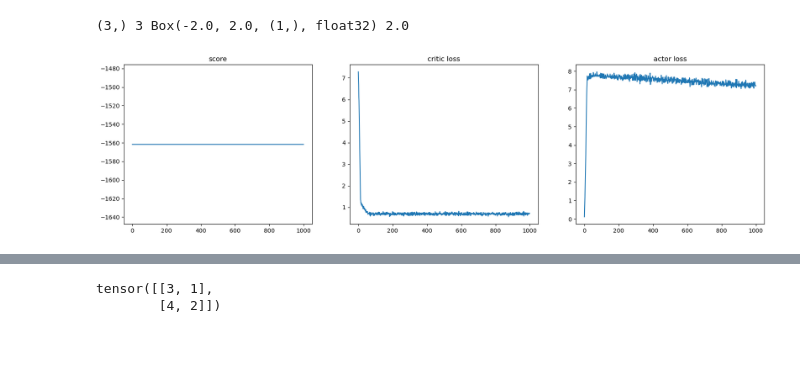
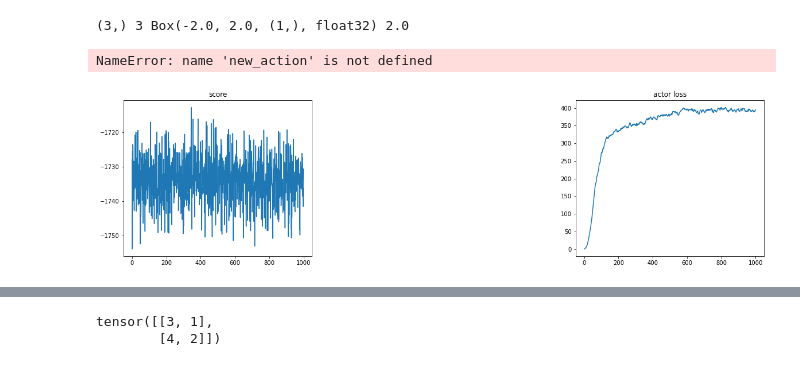
Before and after one commit to webbery/reinforce_learning, a Jupyter notebook: policy/05-DPG-Pendulum.ipynb, the cells around one changed output, grey strips where cells are left out. Drawn from its saved outputs; the diff is of its cells as text; code cells hidden in the pictures.

```diff
--- a/policy/05-DPG-Pendulum.ipynb
+++ b/policy/05-DPG-Pendulum.ipynb
@@ -66,27 +67,27 @@ class ActionNetwork(nn.Module):
         super(ActionNetwork, self).__init__()
 
         self.layers = nn.Sequential(
-            nn.Linear(in_dim, 400),
+            nn.Linear(in_dim, 400, device=device),
             nn.ReLU(),
-            nn.Linear(400, 300),
+            nn.Linear(400, 300, device=device),
             nn.ReLU(),
-            nn.Linear(300, out_dim)
+            nn.Linear(300, out_dim, device=device)
         )
 
     def forward(self, x: torch.Tensor) -> torch.Tensor:
         """Forward method implementation."""
-        return max_action * torch.tanh(self.layers(x))
+        return max_action * torch.tanh(self.layers(x).cpu())
 
 class QValueNetwork(nn.Module):
     def __init__(self, in_dim: int, out_dim: int):
         '''状态价值，用来评估动作的好坏程度'''
         super(QValueNetwork, self).__init__()
         self.layers = nn.Sequential(
-            nn.Linear(in_dim + out_dim, 400),
+            nn.Linear(in_dim + out_dim, 400, device=device),
             nn.ReLU(),
-            nn.Linear(400, 300),
+            nn.Linear(400, 300, device=device),
             nn.ReLU(),
-            nn.Linear(300, 1)
+            nn.Linear(300, 1, device=device)
         )
 
     def forward(self, x: torch.Tensor, a: torch.Tensor) -> torch.Tensor:
@@ -109,10 +110,10 @@ buffer = ReplayBuffer(2000, obs_dim, 32)
 def select_action(state, is_target):
     '''策略网络做出决策，给出一个动作'''
     if is_target:
-        action = actor_target(torch.FloatTensor(state).to(device))
+        action = actor_target(state)
         return action.cpu().data.flatten()
     else:
-        action = actor(torch.FloatTensor(state).to(device))
+        action = actor(state)
         return action.cpu().data.flatten()
 
 def critic_value(state, action):
@@ -128,24 +129,30 @@ critic_losses = []
 max_epoch = 1000
 cnt = 1
 
-rollcount = 8
+exploration_noise = 0.1
+
+rollcount = 16
 playtimes = 0
-for i in range(max_epoch):
+for i in tqdm(range(max_epoch)):
     score = 0
     step = 0
     playtimes = 0
     state, _ = env.reset(seed=3)
-    while playtimes < rollcount:
+    while playtimes < 2:
         '''让策略网络做预测'''
-        action = select_action(state, True)
+        action = select_action(torch.FloatTensor(state).to(device), True)
+#         print(state, action)
+        action = (action.numpy() + np.random.normal(0, exploration_noise, size=env.action_space.shape[0])).clip(
+                    env.action_space.low, env.action_space.high)
         next_state, reward, terminated, truncated, _ = env.step(np.float32(action))
         done = terminated or truncated
 
         step += 1
         score += reward
+#         print('play', playtimes, state, torch.FloatTensor(action).unsqueeze(1))
+#         V = critic_value(torch.FloatTensor(state).to(device), torch.FloatTensor(action).unsqueeze(1).to(device))
 
-#         trajectories.append([state, action, reward, next_state, done])
-        buffer.store(state, action, reward, next_state, done)
+        buffer.store(state, action, reward, next_state, 1 - done)
         if done:
             steps.append(step)
             state, _ = env.reset(seed=3)
@@ -153,33 +160,34 @@ for i in range(max_epoch):
             continue
 
         state = next_state
-    scores.append(score / rollcount)
+    scores.append(score / 2)
     avg_loss = 0
-    avg_critic_loss = 0
+    avg_critic = 0
     for i in range(rollcount):
         samples = buffer.sample()
         states = torch.FloatTensor(samples['obs']).to(device)
-        actions = torch.LongTensor(samples['acts']).reshape(-1, 1).to(device)
+        actions = torch.FloatTensor(samples['acts']).reshape(-1, 1).to(device)
         rewards = torch.FloatTensor(samples['rews']).reshape(-1, 1).to(device)
         next_states = torch.FloatTensor(samples['next_obs']).to(device)
         masks = torch.LongTensor(samples['done']).reshape(-1, 1).to(device)
-
+#         print('states:', states)
+#         print('actions:', actions)
         q_t = critic_value(states, actions)
-
-        next_actions = select_action(next_states, False)
-        next_q_t = critic_value(next_states, next_actions.unsqueeze(1))
+        next_actions = select_action(next_states, True)
+        next_q_t = critic_value(next_states, next_actions.unsqueeze(1).to(device))
         '''计算价值网络的 TD 目标和 TD 误差'''
         y_t = rewards + gamma * (next_q_t * masks).mean()
-        critic_loss = F.smooth_l1_loss(q_t, y_t.unsqueeze(1))
-        avg_critic_loss += critic_loss.item()
+#         print(q_t.shape, y_t.shape, y_t.unsqueeze(1).shape)
+        critic_loss = F.smooth_l1_loss(q_t, y_t)
+#         avg_critic += q_t.mean()
         '''更新价值网络'''
         critic_optimizer.zero_grad()
         critic_loss.backward()
         critic_optimizer.step()
 
         new_actions = select_action(states, False)
-    #         print('org act:', action, 'new act:', new_action)
-        actor_loss = -critic_value(states, new_actions.unsqueeze(1)).mean()
+#         print('org act:', action, 'new act:', new_actions)
+        actor_loss = -critic_value(states, new_actions.unsqueeze(1).to(device)).mean()
         avg_loss += actor_loss.item()
     #     print(actor_loss)
 
@@ -194,23 +202,25 @@ for i in range(max_epoch):
         actor_target.load_state_dict(actor.state_dict())
 
     view_losses.append(avg_loss/rollcount)
-    critic_losses.append(avg_critic_loss / rollcount)
+#     critic_losses.append(avg_critic_loss / rollcount)
+# %% [output]
+NameError: name 'new_action' is not defined
 # %%
 # 观察曲线
 plt.figure(figsize=(20, 5))
 plt.subplot(131)
 # plt.title('frame %s. score: %s' % (frame_idx, np.mean(scores[-10:])))
 plt.title('score')
 plt.plot(scores)
-plt.subplot(132)
-plt.title('critic loss')
-plt.plot(critic_losses)
+# plt.subplot(132)
+# plt.title('critic loss')
+# plt.plot(critic_losses)
 plt.subplot(133)
 plt.title('actor loss')
 plt.plot(view_losses)
 plt.show()
 # %% [output]
-[figure, old version]
+[figure, new version]
 # %%
 # 观察效果
 def test():
```
Also changed, not shown: parts of 2 cells of this notebook.
